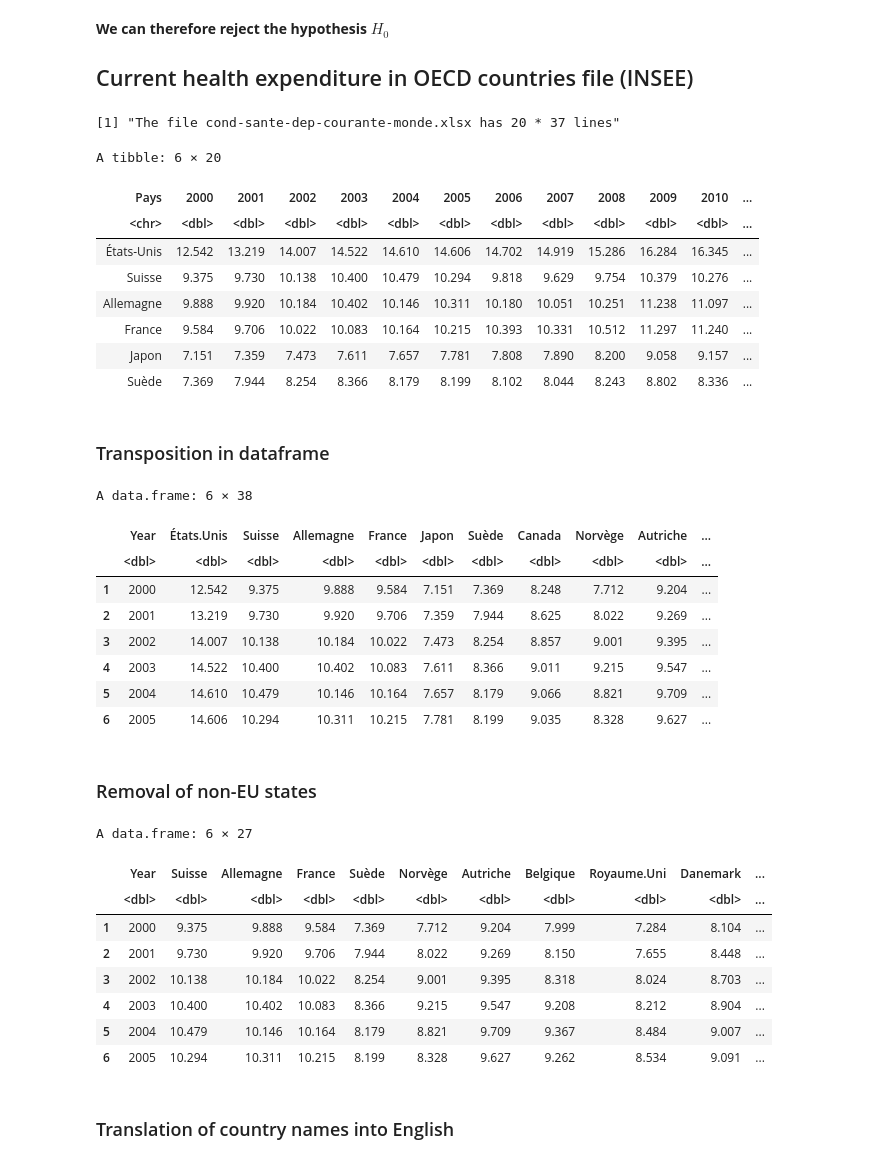
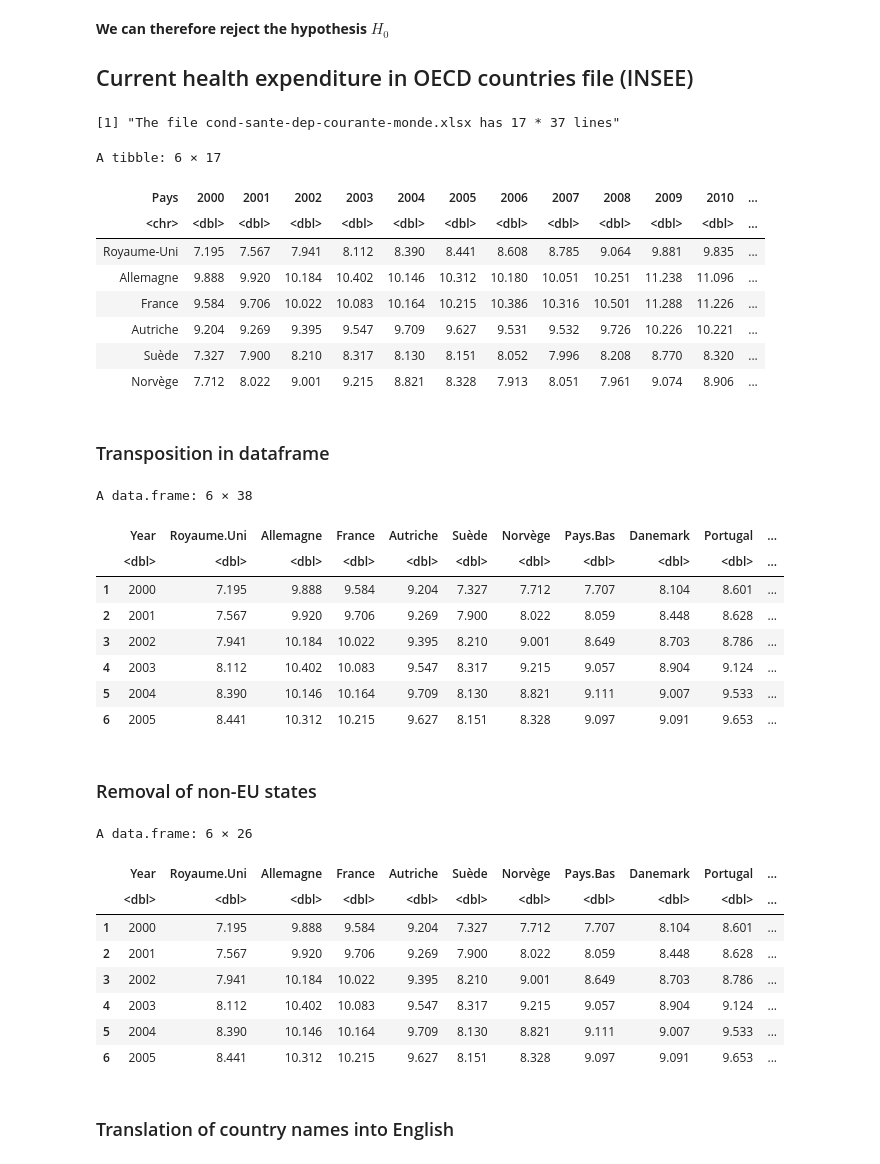
Before and after one commit to saundersp/EtudePopulationMondiale, a Jupyter notebook: Study on the evolution of the global population.ipynb, the cells around one changed output. Saved outputs shown, nothing was run; the diff lists cells and outputs as text; code cells hidden in the pictures.

```diff
--- a/Study on the evolution of the global population.ipynb
+++ b/Study on the evolution of the global population.ipynb
@@ -492,21 +492,20 @@ __We can therefore reject the hypothesis $H_0$__
 
 ## Current health expenditure in OECD countries file (INSEE)
 # %%
-dep = read_excel("data/cond-sante-dep-courante-monde.xlsx", skip = 3, n_max = 37)
-dep = dep[, -ncol(dep)] # The last year contains only estimates or provisional data and is therefore ignored.
+dep = read_excel("data/cond-sante-dep-courante-monde.xlsx", skip = 3, n_max = 37)[, c(0 : 17)]
 print(sprintf("The file cond-sante-dep-courante-monde.xlsx has %d * %d lines", ncol(dep), nrow(dep)))
 head(dep)
 # %% [output]
-[1] "The file cond-sante-dep-courante-monde.xlsx has 20 * 37 lines"
+[1] "The file cond-sante-dep-courante-monde.xlsx has 17 * 37 lines"
-A tibble: 6 × 20
+A tibble: 6 × 17
 | Pays | 2000 | 2001 | 2002 | 2003 | 2004 | 2005 | 2006 | 2007 | 2008 | 2009 | 2010 | ... |
 | <chr> | <dbl> | <dbl> | <dbl> | <dbl> | <dbl> | <dbl> | <dbl> | <dbl> | <dbl> | <dbl> | <dbl> | ... |
-| États-Unis | 12.542 | 13.219 | 14.007 | 14.522 | 14.610 | 14.606 | 14.702 | 14.919 | 15.286 | 16.284 | 16.345 | ... |
-| Suisse | 9.375 | 9.730 | 10.138 | 10.400 | 10.479 | 10.294 | 9.818 | 9.629 | 9.754 | 10.379 | 10.276 | ... |
-| Allemagne | 9.888 | 9.920 | 10.184 | 10.402 | 10.146 | 10.311 | 10.180 | 10.051 | 10.251 | 11.238 | 11.097 | ... |
-| France | 9.584 | 9.706 | 10.022 | 10.083 | 10.164 | 10.215 | 10.393 | 10.331 | 10.512 | 11.297 | 11.240 | ... |
-| Japon | 7.151 | 7.359 | 7.473 | 7.611 | 7.657 | 7.781 | 7.808 | 7.890 | 8.200 | 9.058 | 9.157 | ... |
-| Suède | 7.369 | 7.944 | 8.254 | 8.366 | 8.179 | 8.199 | 8.102 | 8.044 | 8.243 | 8.802 | 8.336 | ... |
+| Royaume-Uni | 7.195 | 7.567 | 7.941 | 8.112 | 8.390 | 8.441 | 8.608 | 8.785 | 9.064 | 9.881 | 9.835 | ... |
+| Allemagne | 9.888 | 9.920 | 10.184 | 10.402 | 10.146 | 10.312 | 10.180 | 10.051 | 10.251 | 11.238 | 11.096 | ... |
+| France | 9.584 | 9.706 | 10.022 | 10.083 | 10.164 | 10.215 | 10.386 | 10.316 | 10.501 | 11.288 | 11.226 | ... |
+| Autriche | 9.204 | 9.269 | 9.395 | 9.547 | 9.709 | 9.627 | 9.531 | 9.532 | 9.726 | 10.226 | 10.221 | ... |
+| Suède | 7.327 | 7.900 | 8.210 | 8.317 | 8.130 | 8.151 | 8.052 | 7.996 | 8.208 | 8.770 | 8.320 | ... |
+| Norvège | 7.712 | 8.022 | 9.001 | 9.215 | 8.821 | 8.328 | 7.913 | 8.051 | 7.961 | 9.074 | 8.906 | ... |
 # %% [markdown]
 ### Transposition in dataframe
 # %%
@@ -514,34 +513,33 @@ dep = t(dep)
 colnames(dep) = dep[1, ]
 rownames(dep) = NULL
 dep = data.frame(apply(dep[-c(1), ], 2, function(x) as.numeric(as.character(x))))
-dep = data.frame(Year = (0:18) + 2e3, dep)
+dep = data.frame(Year = (0 : 15) + 2e3, dep)
 head(dep)
 # %% [output]
 A data.frame: 6 × 38
-|  | Year | États.Unis | Suisse | Allemagne | France | Japon | Suède | Canada | Norvège | Autriche | ... |
+|  | Year | Royaume.Uni | Allemagne | France | Autriche | Suède | Norvège | Pays.Bas | Danemark | Portugal | ... |
 |  | <dbl> | <dbl> | <dbl> | <dbl> | <dbl> | <dbl> | <dbl> | <dbl> | <dbl> | <dbl> | ... |
-| 1 | 2000 | 12.542 | 9.375 | 9.888 | 9.584 | 7.151 | 7.369 | 8.248 | 7.712 | 9.204 | ... |
-| 2 | 2001 | 13.219 | 9.730 | 9.920 | 9.706 | 7.359 | 7.944 | 8.625 | 8.022 | 9.269 | ... |
-| 3 | 2002 | 14.007 | 10.138 | 10.184 | 10.022 | 7.473 | 8.254 | 8.857 | 9.001 | 9.395 | ... |
-| 4 | 2003 | 14.522 | 10.400 | 10.402 | 10.083 | 7.611 | 8.366 | 9.011 | 9.215 | 9.547 | ... |
-| 5 | 2004 | 14.610 | 10.479 | 10.146 | 10.164 | 7.657 | 8.179 | 9.066 | 8.821 | 9.709 | ... |
-| 6 | 2005 | 14.606 | 10.294 | 10.311 | 10.215 | 7.781 | 8.199 | 9.035 | 8.328 | 9.627 | ... |
+| 1 | 2000 | 7.195 | 9.888 | 9.584 | 9.204 | 7.327 | 7.712 | 7.707 | 8.104 | 8.601 | ... |
+| 2 | 2001 | 7.567 | 9.920 | 9.706 | 9.269 | 7.900 | 8.022 | 8.059 | 8.448 | 8.628 | ... |
+| 3 | 2002 | 7.941 | 10.184 | 10.022 | 9.395 | 8.210 | 9.001 | 8.649 | 8.703 | 8.786 | ... |
+| 4 | 2003 | 8.112 | 10.402 | 10.083 | 9.547 | 8.317 | 9.215 | 9.057 | 8.904 | 9.124 | ... |
+| 5 | 2004 | 8.390 | 10.146 | 10.164 | 9.709 | 8.130 | 8.821 | 9.111 | 9.007 | 9.533 | ... |
+| 6 | 2005 | 8.441 | 10.312 | 10.215 | 9.627 | 8.151 | 8.328 | 9.097 | 9.091 | 9.653 | ... |
 # %% [markdown]
 ### Removal of non-EU states
 # %%
-hors_eu = c("États.Unis", "Japon", "Chili", "Corée.du.sud", "Slovénie", "Israël", "Mexique", "Turquie", "Canada", "Australie", "Nouvelle.Zélande")
+hors_eu = c("États.Unis", "Japon", "Chili", "Corée.du.sud", "Slovénie", "Israël", "Mexique", "Turquie", "Canada", "Australie", "Nouvelle.Zélande", "Colombie")
 dep = dep[!(colnames(dep) %in% hors_eu)]
-dep = dep[dep$Year <= 2015, ]
 head(dep)
 # %% [output]
-A data.frame: 6 × 27
+A data.frame: 6 × 26
-|  | Year | Suisse | Allemagne | France | Suède | Norvège | Autriche | Belgique | Royaume.Uni | Danemark | ... |
+|  | Year | Royaume.Uni | Allemagne | France | Autriche | Suède | Norvège | Pays.Bas | Danemark | Portugal | ... |
 |  | <dbl> | <dbl> | <dbl> | <dbl> | <dbl> | <dbl> | <dbl> | <dbl> | <dbl> | <dbl> | ... |
-| 1 | 2000 | 9.375 | 9.888 | 9.584 | 7.369 | 7.712 | 9.204 | 7.999 | 7.284 | 8.104 | ... |
-| 2 | 2001 | 9.730 | 9.920 | 9.706 | 7.944 | 8.022 | 9.269 | 8.150 | 7.655 | 8.448 | ... |
-| 3 | 2002 | 10.138 | 10.184 | 10.022 | 8.254 | 9.001 | 9.395 | 8.318 | 8.024 | 8.703 | ... |
-| 4 | 2003 | 10.400 | 10.402 | 10.083 | 8.366 | 9.215 | 9.547 | 9.208 | 8.212 | 8.904 | ... |
-| 5 | 2004 | 10.479 | 10.146 | 10.164 | 8.179 | 8.821 | 9.709 | 9.367 | 8.484 | 9.007 | ... |
-| 6 | 2005 | 10.294 | 10.311 | 10.215 | 8.199 | 8.328 | 9.627 | 9.262 | 8.534 | 9.091 | ... |
+| 1 | 2000 | 7.195 | 9.888 | 9.584 | 9.204 | 7.327 | 7.712 | 7.707 | 8.104 | 8.601 | ... |
+| 2 | 2001 | 7.567 | 9.920 | 9.706 | 9.269 | 7.900 | 8.022 | 8.059 | 8.448 | 8.628 | ... |
+| 3 | 2002 | 7.941 | 10.184 | 10.022 | 9.395 | 8.210 | 9.001 | 8.649 | 8.703 | 8.786 | ... |
+| 4 | 2003 | 8.112 | 10.402 | 10.083 | 9.547 | 8.317 | 9.215 | 9.057 | 8.904 | 9.124 | ... |
+| 5 | 2004 | 8.390 | 10.146 | 10.164 | 9.709 | 8.130 | 8.821 | 9.111 | 9.007 | 9.533 | ... |
+| 6 | 2005 | 8.441 | 10.312 | 10.215 | 9.627 | 8.151 | 8.328 | 9.097 | 9.091 | 9.653 | ... |
 # %% [markdown]
 ### Translation of country names into English
```
Also changed, not shown: parts of 12 cells of this notebook, 1 other file.
